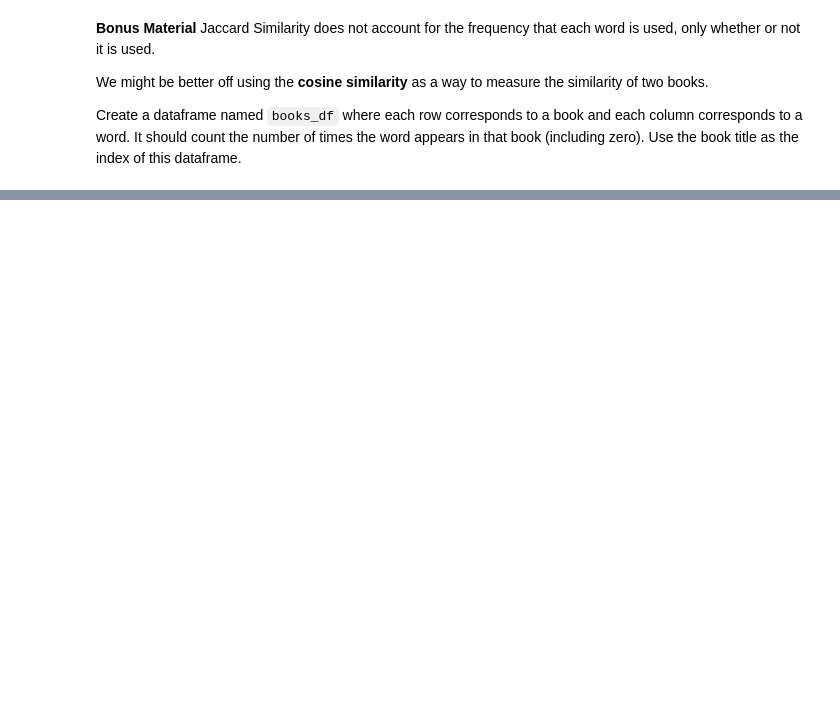
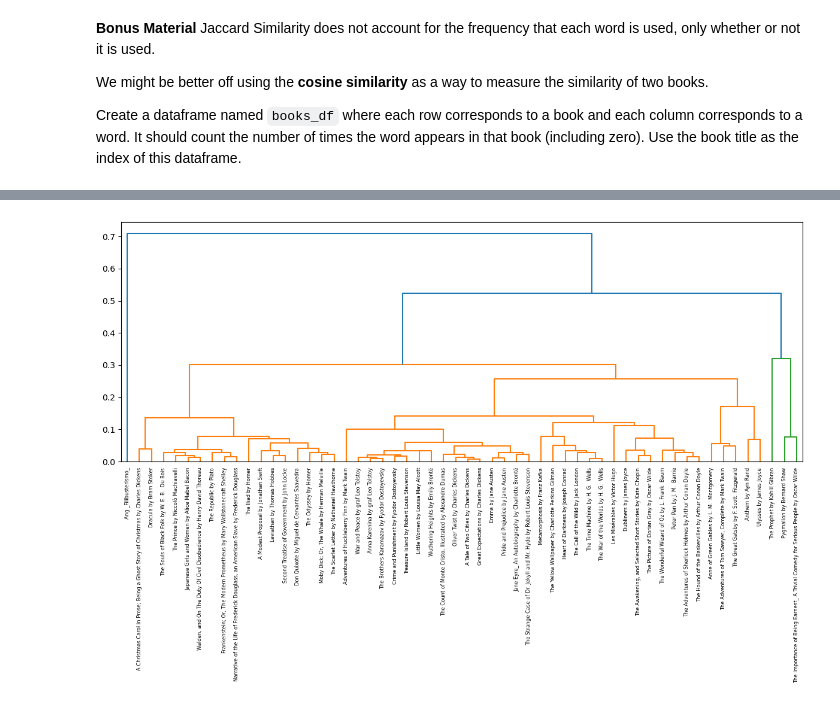
Before and after one commit to nss-data-science-cohort-9/nlp-01-tokenization-shannequin, a Jupyter notebook: notebooks/Tokenization_Practice.ipynb, the cells around one changed output, grey strips where cells are left out. Cells and saved outputs as stored; diff of their text form; code cells hidden in the pictures; blank space fills up the shorter version.

```diff
--- a/notebooks/Tokenization_Practice.ipynb
+++ b/notebooks/Tokenization_Practice.ipynb
@@ -308,0 +346,6 @@ Create a dataframe named `books_df` where each row corresponds to a book and eac
+# %%
+# Concatenate list of dataframes
+books_df = pd.concat(df_list)
+# %%
+# Fill NaN values with 0
+books_df = books_df.fillna(0).astype(int)
@@ -308,0 +385,3 @@ Create a dataframe named `books_df` where each row corresponds to a book and eac
+# %%
+cos_dist = cosine_distances(books_df)
+cos_dist
@@ -308,0 +402,13 @@ Create a dataframe named `books_df` where each row corresponds to a book and eac
+# %%
+mergings = linkage(squareform(cos_dist), method='complete')
+
+plt.figure(figsize = (12,8))
+dendrogram(mergings,
+           labels = list(book_tokens.keys()),
+           leaf_rotation = 90,
+           leaf_font_size = 6);
+
+plt.tight_layout()
+plt.savefig('../images/dendogram_complete_similarity.png', transparent=False, facecolor='white', dpi=150);
+# %% [output]
+[figure, added]
```
Also changed, not shown: parts of 17 cells of this notebook, 3 other files.
